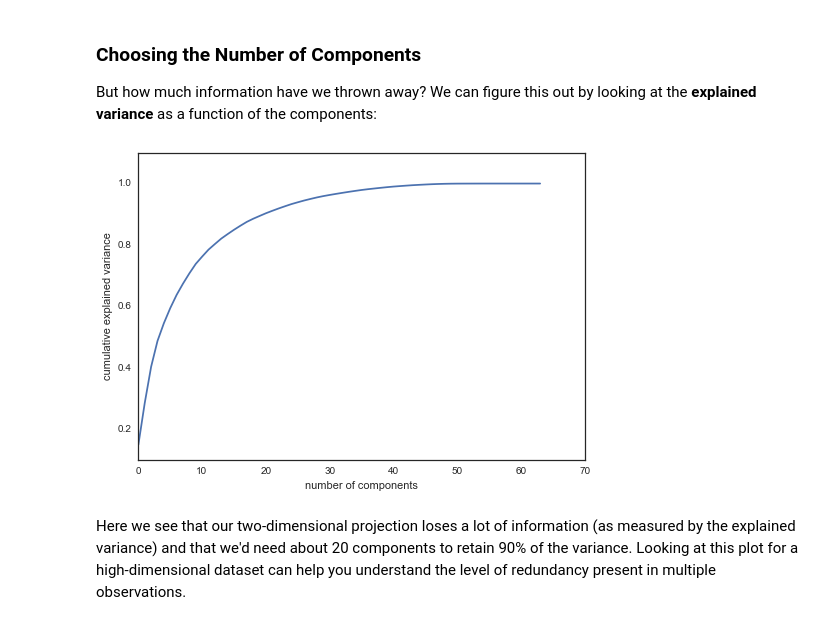
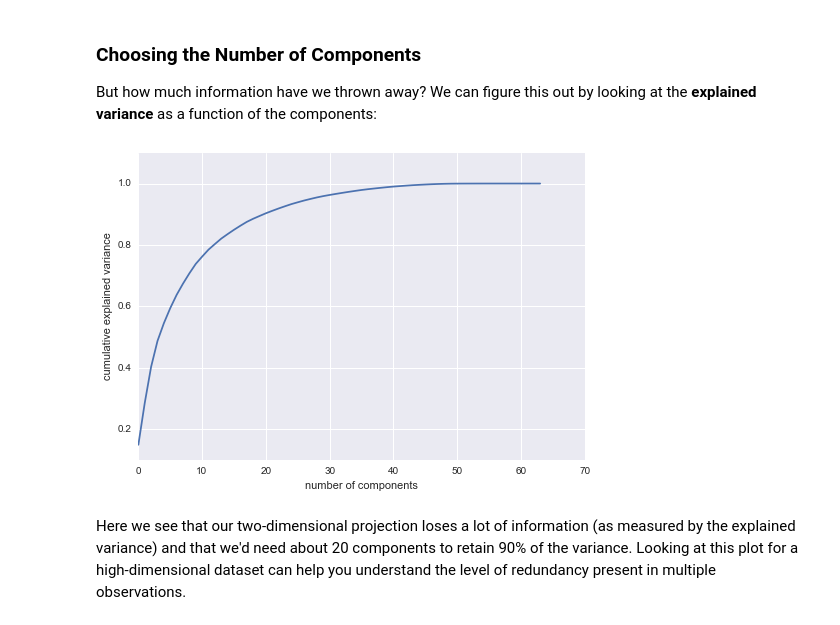
Before and after one commit to jakevdp/OsloWorkshop2014, a Jupyter notebook: notebooks/04.1-Dimensionality-PCA.ipynb, the cells around one changed output. Cells and saved outputs as stored; diff of their text form; code cells hidden in the pictures.

```diff
--- a/notebooks/04.1-Dimensionality-PCA.ipynb
+++ b/notebooks/04.1-Dimensionality-PCA.ipynb
@@ -138,12 +138,13 @@ Thus we see that PCA can be viewed from two angles. It can be viewed as **dimens
 
 But how much information have we thrown away?  We can figure this out by looking at the **explained variance** as a function of the components:
 # %%
+sns.set()
 pca = PCA().fit(X)
 plt.plot(np.cumsum(pca.explained_variance_ratio_))
 plt.xlabel('number of components')
 plt.ylabel('cumulative explained variance');
 # %% [output]
-[figure, old version]
+[figure, new version]
 # %% [markdown]
 Here we see that our two-dimensional projection loses a lot of information (as measured by the explained variance) and that we'd need about 20 components to retain 90% of the variance.  Looking at this plot for a high-dimensional dataset can help you understand the level of redundancy present in multiple observations.
 # %% [markdown]
```
Also changed, not shown: parts of 1 cell of this notebook, 6 other files.
